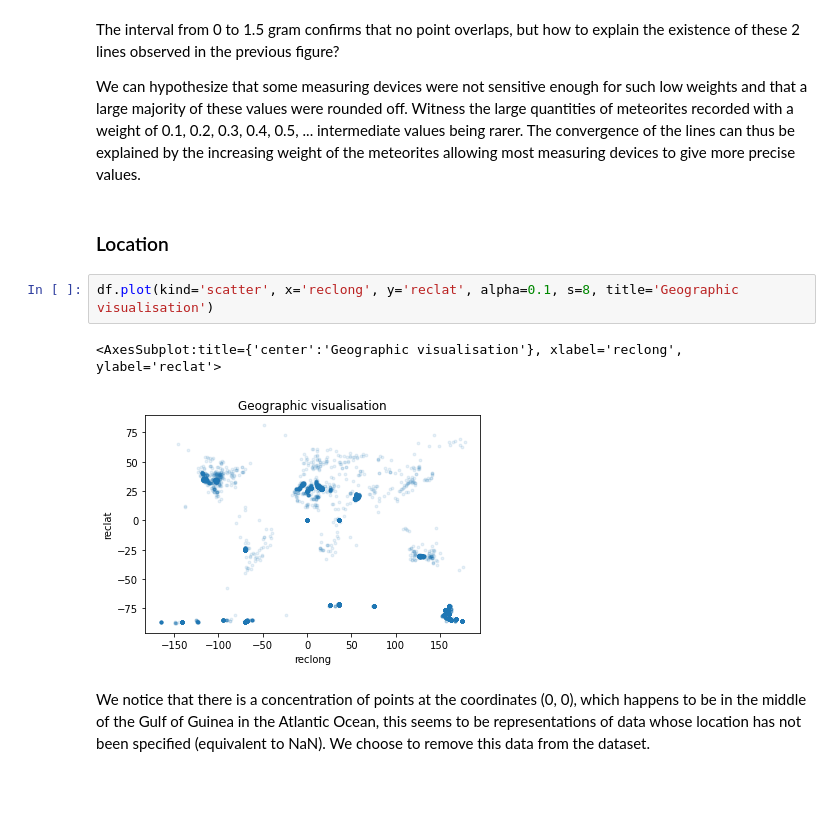
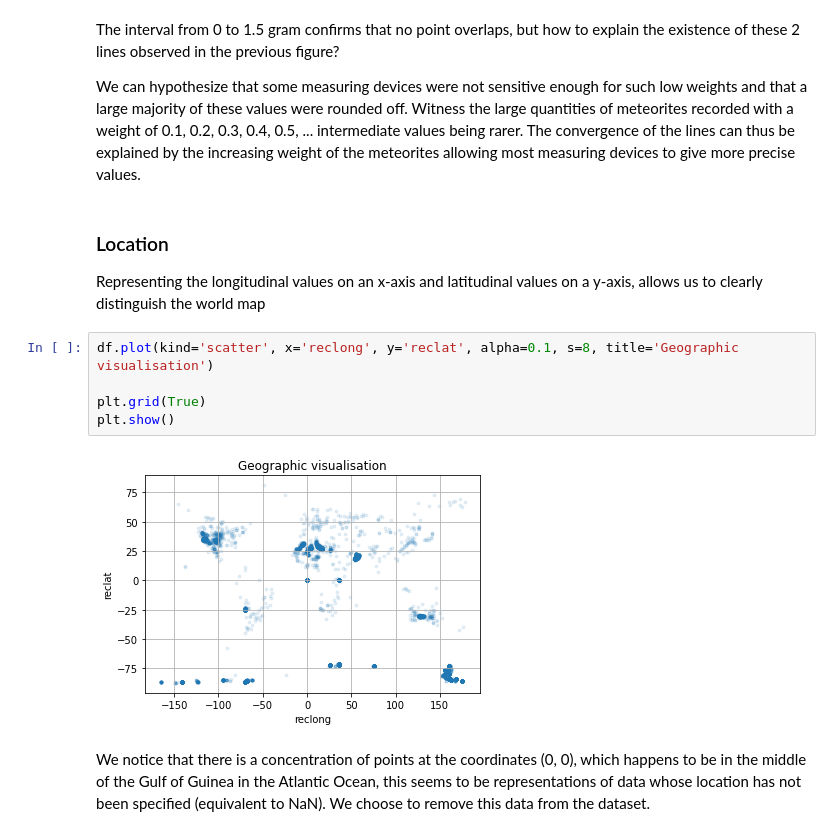
Before and after one commit to Kartmaan/Meteorite_landings, a Jupyter notebook: meteorite_landings.ipynb, the cells around one changed output. Cells and saved outputs as stored; diff of their text form; blank space fills up the shorter version.

```diff
--- a/meteorite_landings.ipynb
+++ b/meteorite_landings.ipynb
@@ -300,13 +309,16 @@ Text(0, 0.5, 'Quantity counted')
 The interval from 0 to 1.5 gram confirms that no point overlaps, but how to explain the existence of these 2 lines observed in the previous figure?
 
 We can hypothesize that some measuring devices were not sensitive enough for such low weights and that a large majority of these values were rounded off. Witness the large quantities of meteorites recorded with a weight of 0.1, 0.2, 0.3, 0.4, 0.5, ... intermediate values being rarer. The convergence of the lines can thus be explained by the increasing weight of the meteorites allowing most measuring devices to give more precise values.
-# %% [markdown]
-### Location
+# %% [markdown]
+### Location
+Representing the longitudinal values on an x-axis and latitudinal values on a y-axis, allows us to clearly distinguish the world map
 # %%
 df.plot(kind='scatter', x='reclong', y='reclat', alpha=0.1, s=8, title='Geographic visualisation')
+
+plt.grid(True)
+plt.show()
 # %% [output]
-<AxesSubplot:title={'center':'Geographic visualisation'}, xlabel='reclong', ylabel='reclat'>
-[figure, old version]
+[figure, new version]
 # %% [markdown]
 We notice that there is a concentration of points at the coordinates (0, 0), which happens to be in the middle of the Gulf of Guinea in the Atlantic Ocean, this seems to be representations of data whose location has not been specified (equivalent to NaN). We choose to remove this data from the dataset.
 # %%
```
Also changed, not shown: parts of 18 cells of this notebook.
